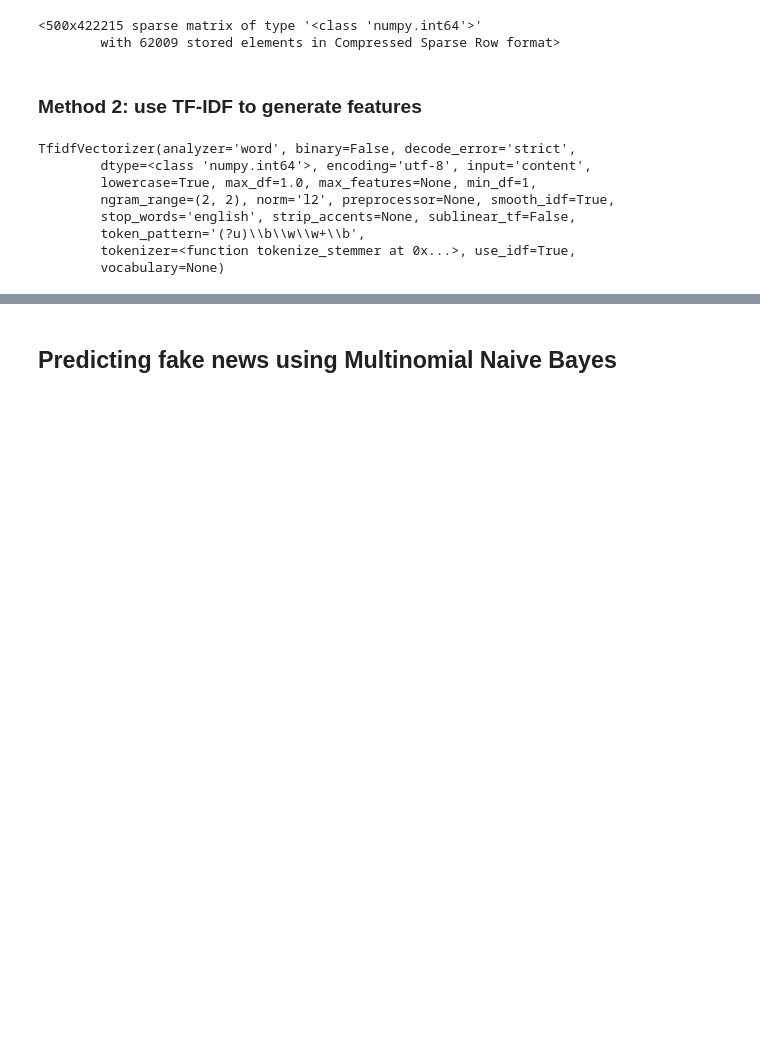
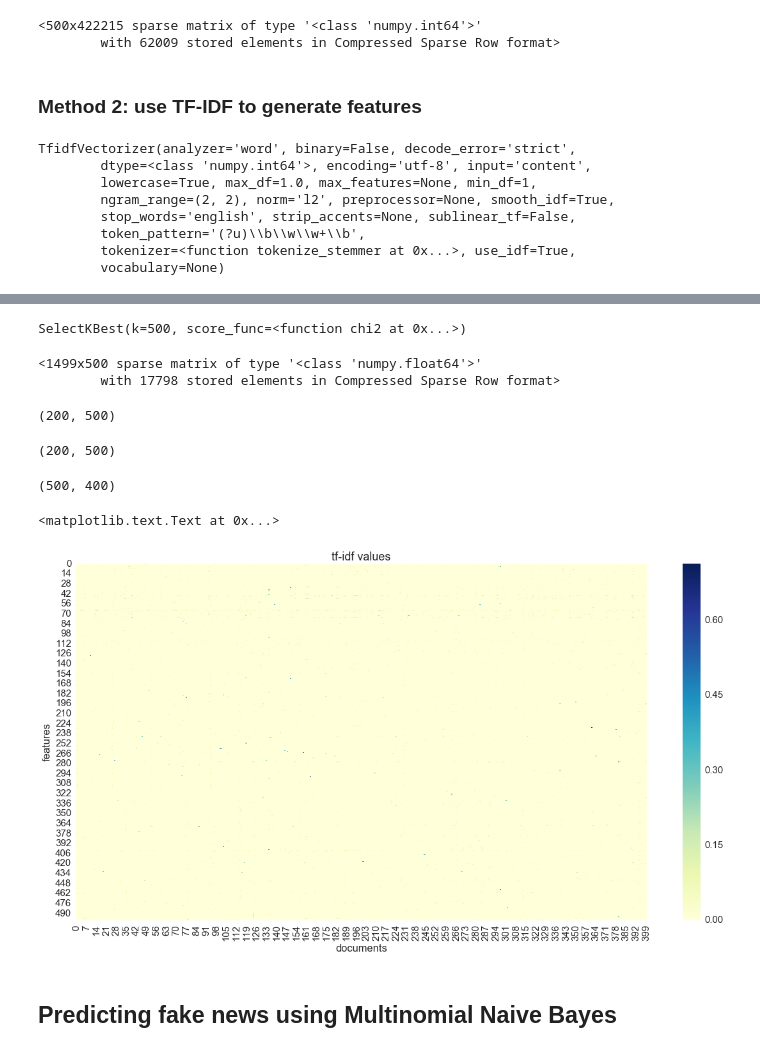
Before and after one commit to Fake-News-Project/Fake-News-Project, a Jupyter notebook: FakeNews_Prediction_NaiveBayes.ipynb, the cells around one changed output, grey strips where cells are left out. Saved outputs shown, nothing was run; the diff lists cells and outputs as text; code cells hidden in the pictures; blank space fills up the shorter version.

```diff
--- a/FakeNews_Prediction_NaiveBayes.ipynb
+++ b/FakeNews_Prediction_NaiveBayes.ipynb
@@ -193,3 +194,50 @@ x_test_dtm
+# %%
+# select top features
+sel = SelectKBest(chi2, k = 500)
+sel.fit(x_train_dtm, y_train)
+# %% [output]
+SelectKBest(k=500, score_func=<function chi2 at 0x...>)
+# %%
+x_train_sel = sel.transform(x_train_dtm)
+x_train_sel
+#x_test_sel = sel.transform(x_test_dtm)
+#x_test_sel
+# %% [output]
+<1499x500 sparse matrix of type '<class 'numpy.float64'>'
+        with 17798 stored elements in Compressed Sparse Row format>
+# %%
+# get the fake news documents
+ids = np.where(y_test==1)
+fake_feats = x_train_sel[ids].toarray()[0:200,:]
+fake_feats.shape
+# %% [output]
+(200, 500)
+# %%
+# get the real news documents
+ids = np.where(y_test==0)
+real_feats = x_train_sel[ids].toarray()[0:200,:]
+real_feats.shape
+# %% [output]
+(200, 500)
+# %%
+feats = np.concatenate([fake_feats, real_feats])
+#feats = real_feats
+feats = np.transpose(feats, (1, 0))
+feats.shape
+# %% [output]
+(500, 400)
+# %%
+# plot the heatmap
+import seaborn as sns;
+sns.set(font_scale=1.5)
+plt.subplots(figsize=(20,10))
+ax = sns.heatmap(feats,cmap="YlGnBu")
+ax.set_ylabel('features')
+ax.set_xlabel('documents')
+ax.set_title('tf-idf values')
+# %% [output]
+<matplotlib.text.Text at 0x...>
+[figure, added]
 # %% [markdown]
 ## Predicting fake news using Multinomial Naive Bayes
 # %%
```
Also changed, not shown: parts of 45 cells of this notebook, 1 other file.
